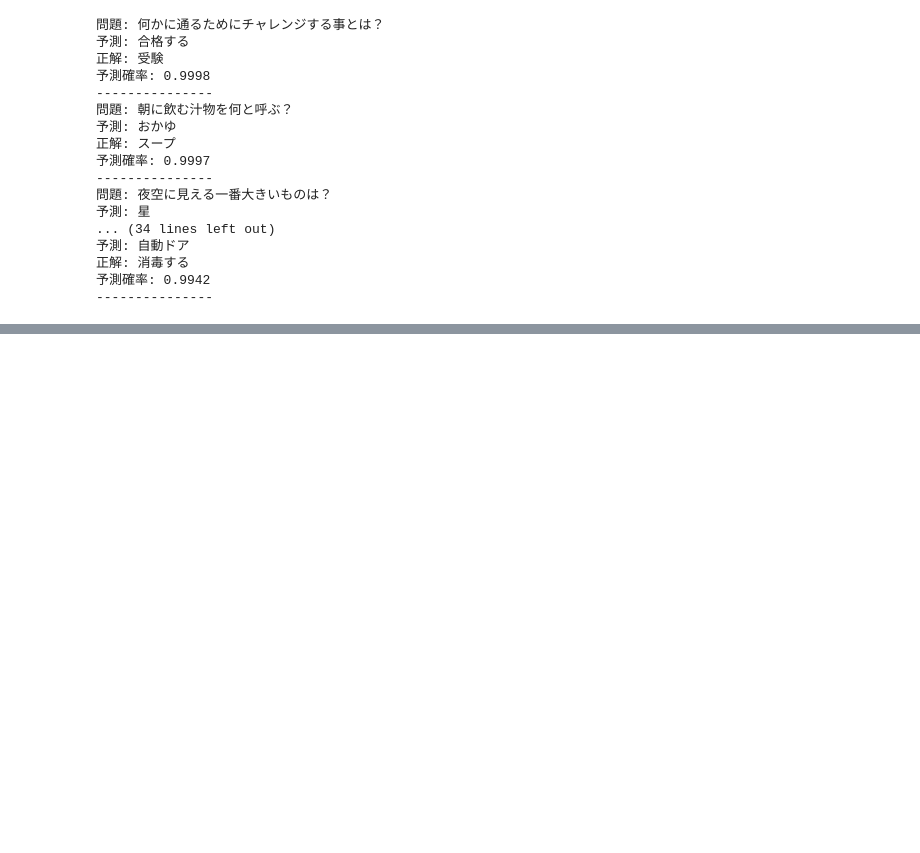
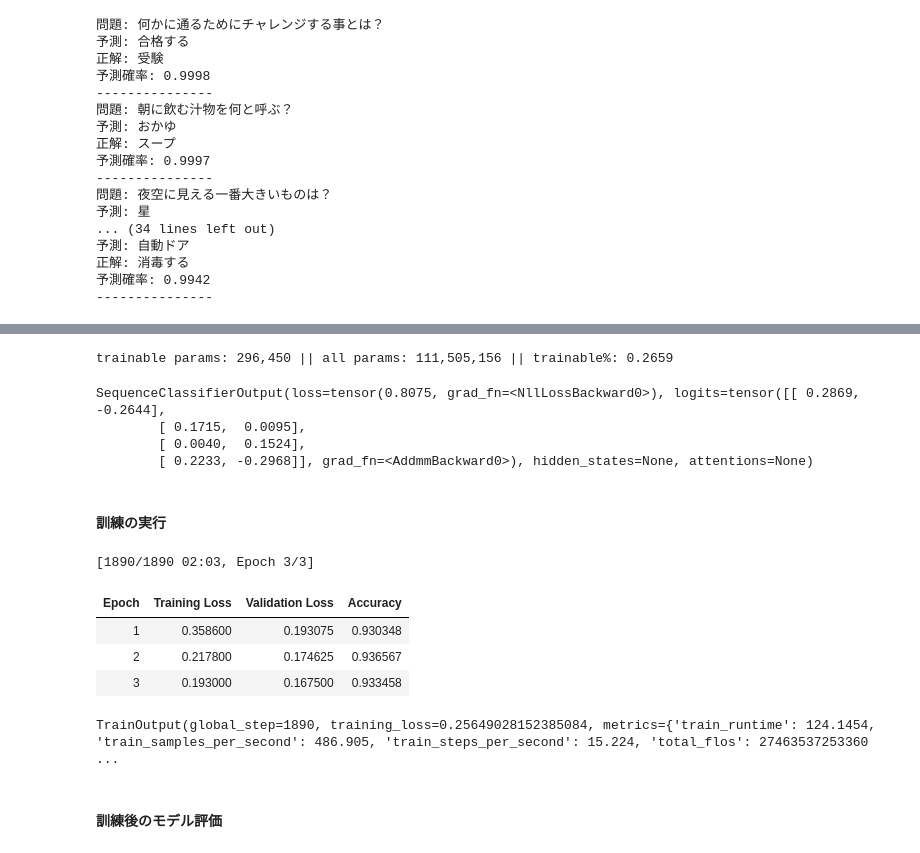
Before and after one commit to SY-256/llm-book, a Jupyter notebook: notebook/chapter5.ipynb, the cells around one changed output, grey strips where cells are left out. Cells and saved outputs as stored; diff of their text form; code cells hidden in the pictures; blank space fills up the shorter version.

```diff
--- a/notebook/chapter5.ipynb
+++ b/notebook/chapter5.ipynb
@@ -1583,0 +1819,65 @@ for top_result in sorted_failed_results[:10]:
+# %%
+model.print_trainable_parameters()
+# %% [output]
+trainable params: 296,450 || all params: 111,505,156 || trainable%: 0.2659
+# %%
+print(model.forward(**data_collaor(encoded_train_dataset[0:4])))
+# %% [output]
+SequenceClassifierOutput(loss=tensor(0.8075, grad_fn=<NllLossBackward0>), logits=tensor([[ 0.2869, -0.2644],
+        [ 0.1715,  0.0095],
+        [ 0.0040,  0.1524],
+        [ 0.2233, -0.2968]], grad_fn=<AddmmBackward0>), hidden_states=None, attentions=None)
+# %% [markdown]
+#### 訓練の実行
+# %%
+from transformers import TrainingArguments
+
+training_args = TrainingArguments(
+    output_dir="../model/ourput_wrime_lora",
+    per_device_train_batch_size=32,
+    per_device_eval_batch_size=32,
+    learning_rate=2e-4,
+    lr_scheduler_type="linear",
+    warmup_ratio=0.1,
+    num_train_epochs=3,
+    save_strategy="epoch",
+    logging_strategy="epoch",
+    evaluation_strategy="epoch",
+    load_best_model_at_end=True,
+    metric_for_best_model="accuracy",
+    fp16=True,
+    report_to="none",
+)
+# %%
+import numpy as np
+
+def compute_accuracy(
+    eval_pred: tuple[np.ndarray, np.ndarray]
+) -> dict[str, float]:
+    """予測ラベルと正解ラベルから正解率を計算"""
+    predictions, labels = eval_pred
+    # predictionsは各ラベルについてのスコア
+    # 最もスコアの高いインデックスを予測ラベルとする
+    predictions = np.argmax(predictions, axis=1)
+    return {"accuracy": (predictions==labels).mean()}
+# %%
+from transformers import Trainer
+
+trainer = Trainer(
+    model=model,
+    train_dataset=encoded_train_dataset,
+    eval_dataset=encoded_valid_dataset,
+    data_collator=data_collaor,
+    args=training_args,
+    compute_metrics=compute_accuracy,
+)
+trainer.train()
+# %% [output]
+[1890/1890 02:03, Epoch 3/3]
+| Epoch | Training Loss | Validation Loss | Accuracy |
+| 1 | 0.358600 | 0.193075 | 0.930348 |
+| 2 | 0.217800 | 0.174625 | 0.936567 |
+| 3 | 0.193000 | 0.167500 | 0.933458 |
+TrainOutput(global_step=1890, training_loss=0.25649028152385084, metrics={'train_runtime': 124.1454, 'train_samples_per_second': 486.905, 'train_steps_per_second': 15.224, 'total_flos': 27463537253360 ...
+# %% [markdown]
+#### 訓練後のモデル評価
```
Also changed, not shown: parts of 30 cells of this notebook.
